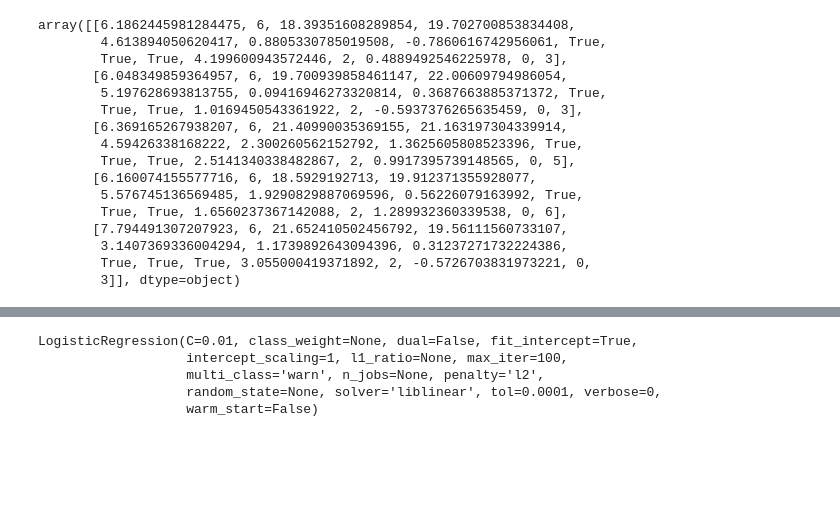
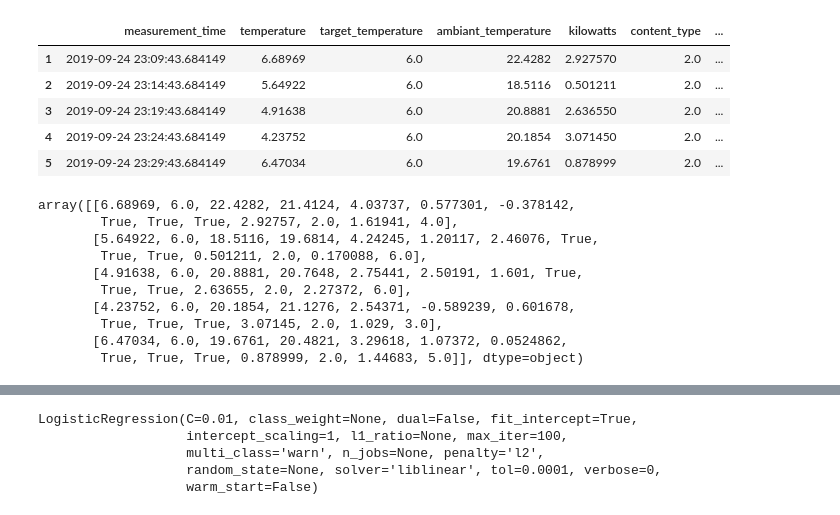
Before and after one commit to ibm-cloud-architecture/refarch-reefer-ml, a Jupyter notebook: ml/model_logistic_regression-pg.ipynb, the cells around one changed output, grey strips where cells are left out. Cells and saved outputs as stored; diff of their text form; code cells hidden in the pictures; blank space fills up the shorter version.

```diff
--- a/ml/model_logistic_regression-pg.ipynb
+++ b/ml/model_logistic_regression-pg.ipynb
@@ -26,24 +35,29 @@ OperationalError: (psycopg2.OperationalError) could not read root certificate fi
+# %%
+# Clean bad data
+data=data.dropna()
+data.head()
+# %% [output]
+|  | measurement_time | temperature | target_temperature | ambiant_temperature | kilowatts | content_type | ... |
+| 1 | 2019-09-24 23:09:43.684149 | 6.68969 | 6.0 | 22.4282 | 2.927570 | 2.0 | ... |
+| 2 | 2019-09-24 23:14:43.684149 | 5.64922 | 6.0 | 18.5116 | 0.501211 | 2.0 | ... |
+| 3 | 2019-09-24 23:19:43.684149 | 4.91638 | 6.0 | 20.8881 | 2.636550 | 2.0 | ... |
+| 4 | 2019-09-24 23:24:43.684149 | 4.23752 | 6.0 | 20.1854 | 3.071450 | 2.0 | ... |
+| 5 | 2019-09-24 23:29:43.684149 | 6.47034 | 6.0 | 19.6761 | 0.878999 | 2.0 | ... |
 # %%
 # Convert dataset into array for the independent variables (features)
-X = np.asarray(data[['temperature','target_temperature','ambiant_temperature','oxygen_level','carbon_dioxide_level','humidity_level','nitrogen_level','vent_1','vent_2','vent_3','kilowatts','content_type','time_door_open','maintenance_required','defrost_cycle']])
+X = np.asarray(data[['temperature','target_temperature','ambiant_temperature','oxygen_level','carbon_dioxide_level','humidity_level','nitrogen_level','vent_1','vent_2','vent_3','kilowatts','content_type','time_door_open','defrost_cycle']])
 X[0:5]
 # %% [output]
-array([[6.1862445981284475, 6, 18.39351608289854, 19.702700853834408,
-        4.613894050620417, 0.8805330785019508, -0.7860616742956061, True,
-        True, True, 4.199600943572446, 2, 0.4889492546225978, 0, 3],
-       [6.048349859364957, 6, 19.700939858461147, 22.00609794986054,
-        5.197628693813755, 0.09416946273320814, 0.3687663885371372, True,
-        True, True, 1.0169450543361922, 2, -0.5937376265635459, 0, 3],
-       [6.369165267938207, 6, 21.40990035369155, 21.163197304339914,
-        4.59426338168222, 2.300260562152792, 1.3625605808523396, True,
-        True, True, 2.5141340338482867, 2, 0.9917395739148565, 0, 5],
-       [6.160074155577716, 6, 18.5929192713, 19.912371355928077,
-        5.576745136569485, 1.9290829887069596, 0.56226079163992, True,
-        True, True, 1.6560237367142088, 2, 1.289932360339538, 0, 6],
-       [7.794491307207923, 6, 21.652410502456792, 19.56111560733107,
-        3.1407369336004294, 1.1739892643094396, 0.31237271732224386,
-        True, True, True, 3.055000419371892, 2, -0.5726703831973221, 0,
-        3]], dtype=object)
+array([[6.68969, 6.0, 22.4282, 21.4124, 4.03737, 0.577301, -0.378142,
+        True, True, True, 2.92757, 2.0, 1.61941, 4.0],
+       [5.64922, 6.0, 18.5116, 19.6814, 4.24245, 1.20117, 2.46076, True,
+        True, True, 0.501211, 2.0, 0.170088, 6.0],
+       [4.91638, 6.0, 20.8881, 20.7648, 2.75441, 2.50191, 1.601, True,
+        True, True, 2.63655, 2.0, 2.27372, 6.0],
+       [4.23752, 6.0, 20.1854, 21.1276, 2.54371, -0.589239, 0.601678,
+        True, True, True, 3.07145, 2.0, 1.029, 3.0],
+       [6.47034, 6.0, 19.6761, 20.4821, 3.29618, 1.07372, 0.0524862,
+        True, True, True, 0.878999, 2.0, 1.44683, 5.0]], dtype=object)
 # %%
 # Convert dataset into array for the dependent (objective) variables
 y = np.asarray(data['maintenance_required'])
```
Also changed, not shown: parts of 12 cells of this notebook, 9 other files.
